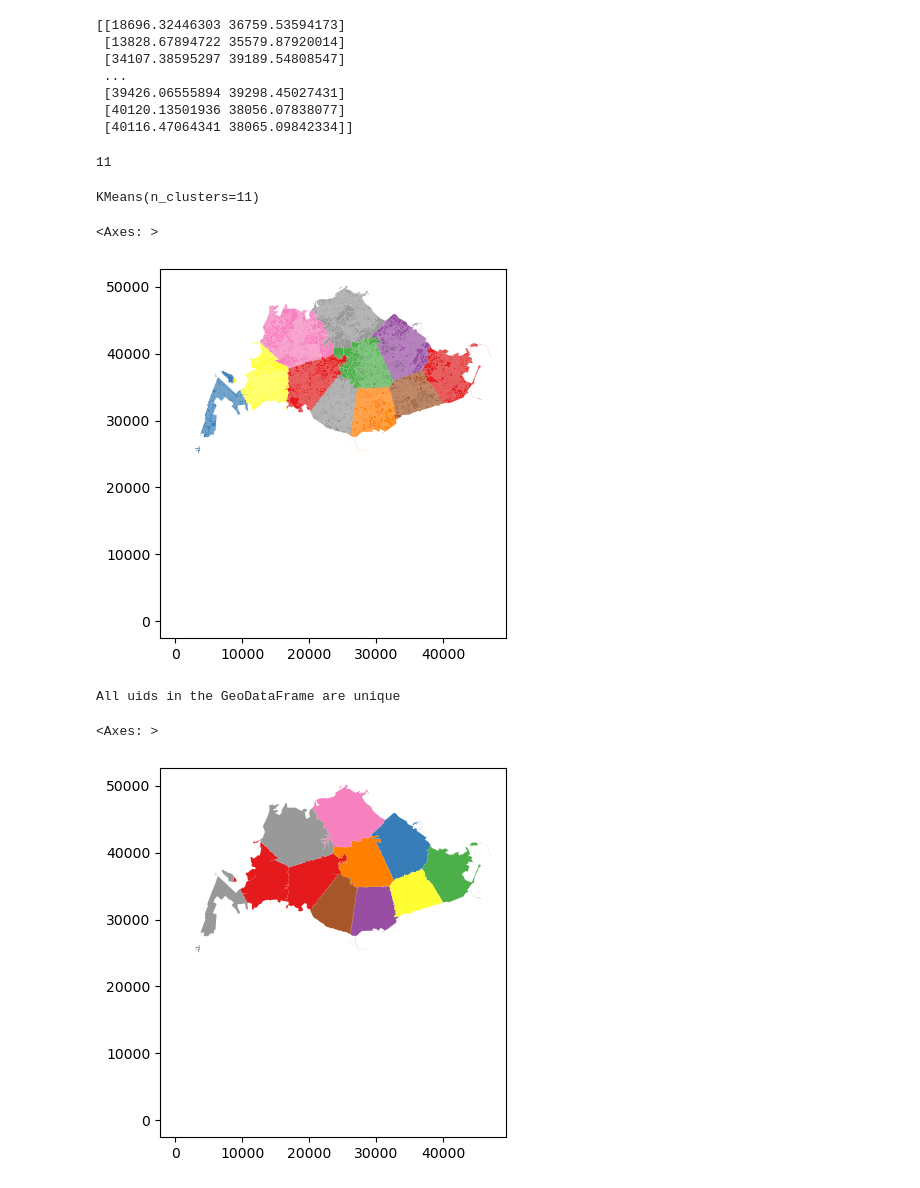
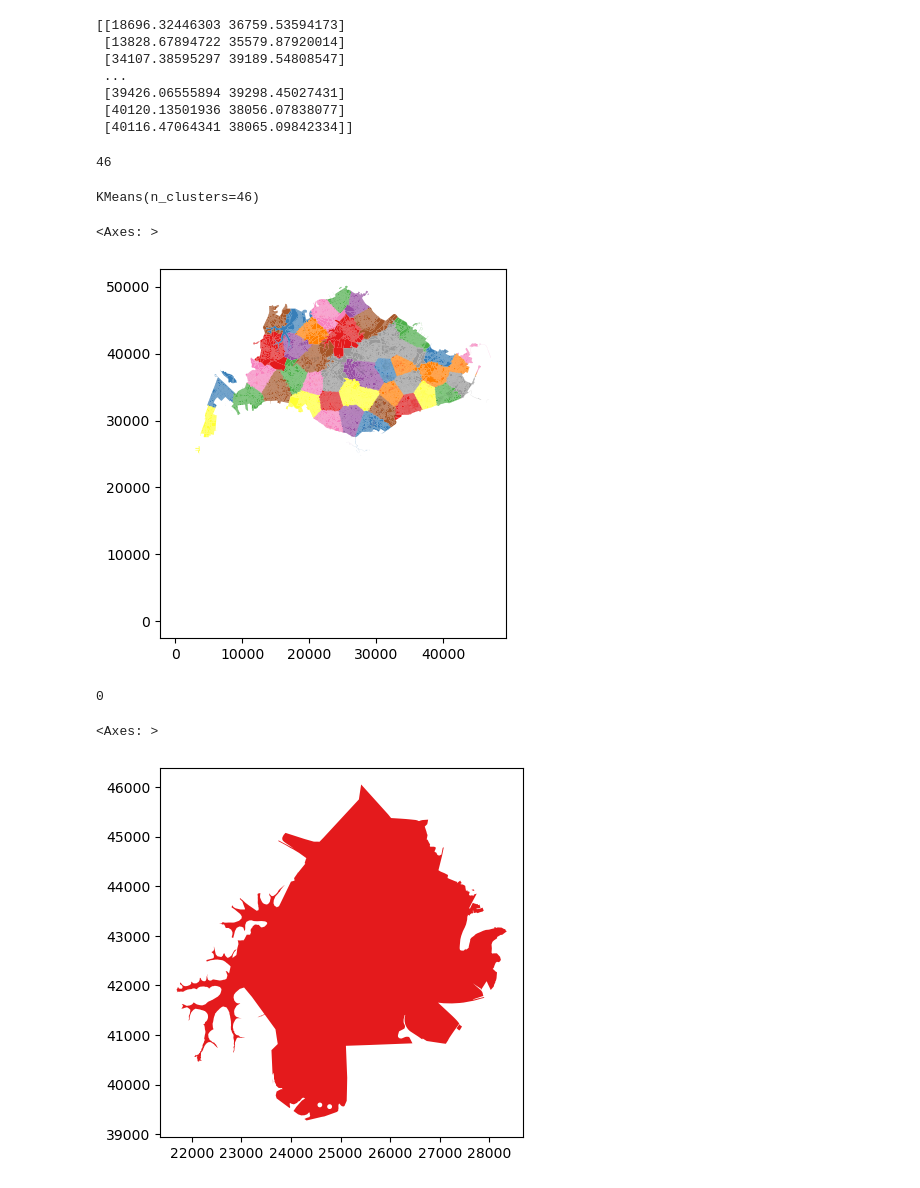
Before and after one commit to virgilxw/momepy-test, a Jupyter notebook: Singapore2_region.ipynb, the cells around one changed output. Saved outputs shown, nothing was run; the diff lists cells and outputs as text; code cells hidden in the pictures.

```diff
--- a/Singapore2_region.ipynb
+++ b/Singapore2_region.ipynb
@@ -135,10 +157,10 @@ In a future release, GeoPandas will switch to using Shapely by default. If you a
  [40120.13501936 38056.07838077]
  [40116.47064341 38065.09842334]]
 # %%
-n_clusters = int(len(tessellation) / 10000) # compute the number of clusters needed
+n_clusters = int(len(tessellation) / 2500) # compute the number of clusters needed
 print(n_clusters)
 # %% [output]
-11
+46
 # %%
 # Train the KMeans estimator with 100 clusters
 kmeans = KMeans(n_clusters)
@@ -146,7 +168,7 @@ kmeans = KMeans(n_clusters)
 # Fit the KMeans estimator to the data
 kmeans.fit(coords)
 # %% [output]
-KMeans(n_clusters=11)
+KMeans(n_clusters=46)
 # %%
 # Predict the clusters of the data points
 labels = kmeans.predict(coords)
@@ -163,22 +185,11 @@ cmap = 'Set1'
 tessellation.plot(column=column, cmap=cmap)
 # %% [output]
 <Axes: >
-[figure, old version]
+[figure, new version]
-# %%
-if tessellation['uID'].duplicated().any():
-    print('There are duplicate uids in the GeoDataFrame')
-else:
-    print('All uids in the GeoDataFrame are unique')
-
-includes_dict = dict()
-
-for i in range(n_clusters):
-    includes_dict[i] = []
-
-for index, row in tqdm(tessellation.iterrows(), total=tessellation.shape[0]):
-    includes_dict[row["cluster"]].append(row["uID"])
-# %% [output]
-All uids in the GeoDataFrame are unique
+# %%
+duplicates(tessellation)
+# %% [output]
+0
 # %%
 # Assume `gdf` is a GeoDataFrame
 tessellation_grouped = tessellation.groupby('cluster')
@@ -195,11 +206,11 @@ cluster = dask_tessellation.compute()
 # %%
 
 # Specify the column to use for color and colormap
 column = 'cluster'
 cmap = 'Set1'
 
 # Plot the GeoDataFrame with colors determined by the 'cluster' column
-cluster.plot(cmap=cmap)
+cluster.loc[[2]].plot(cmap=cmap)
 # %% [output]
 <Axes: >
-[figure, old version]
+[figure, new version]
```
Also changed, not shown: parts of 6 cells of this notebook, 3 other files.
